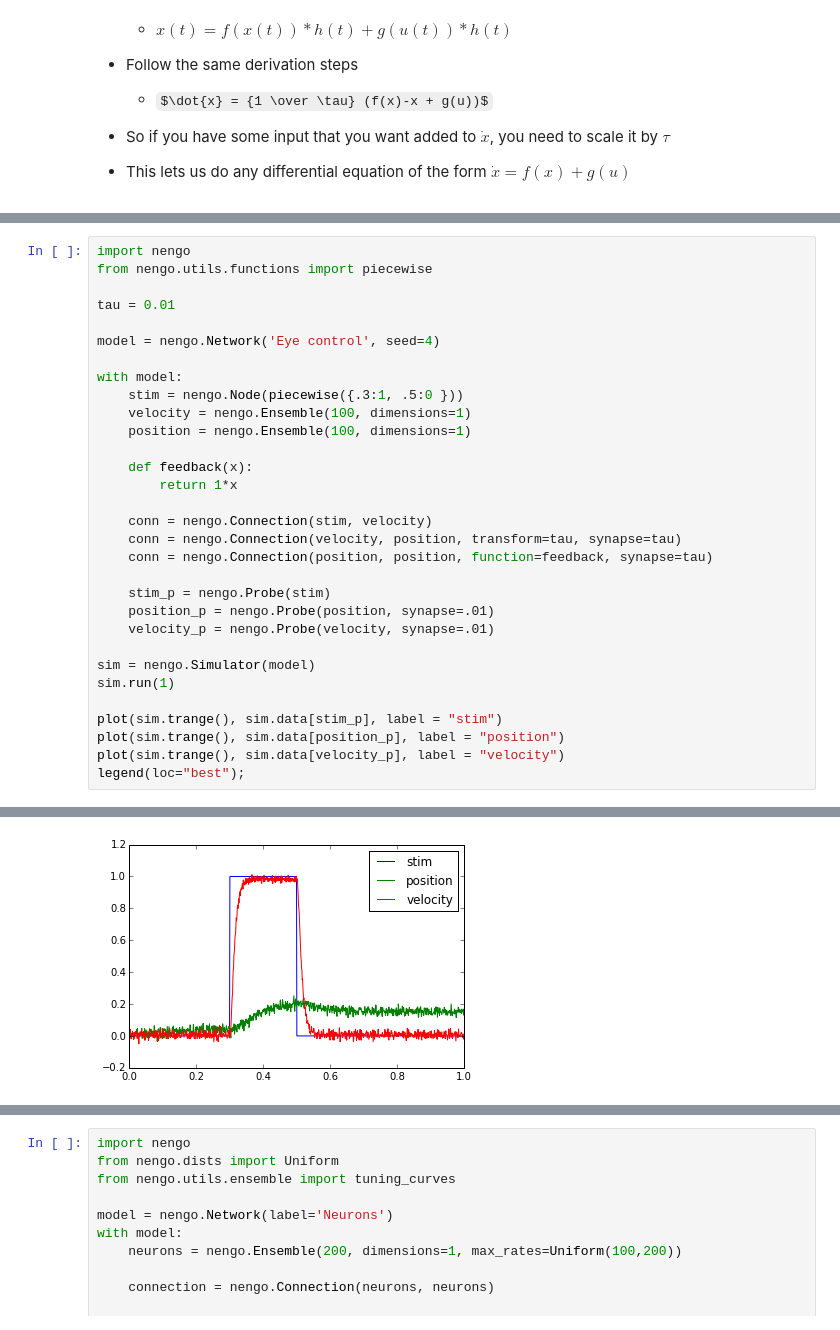
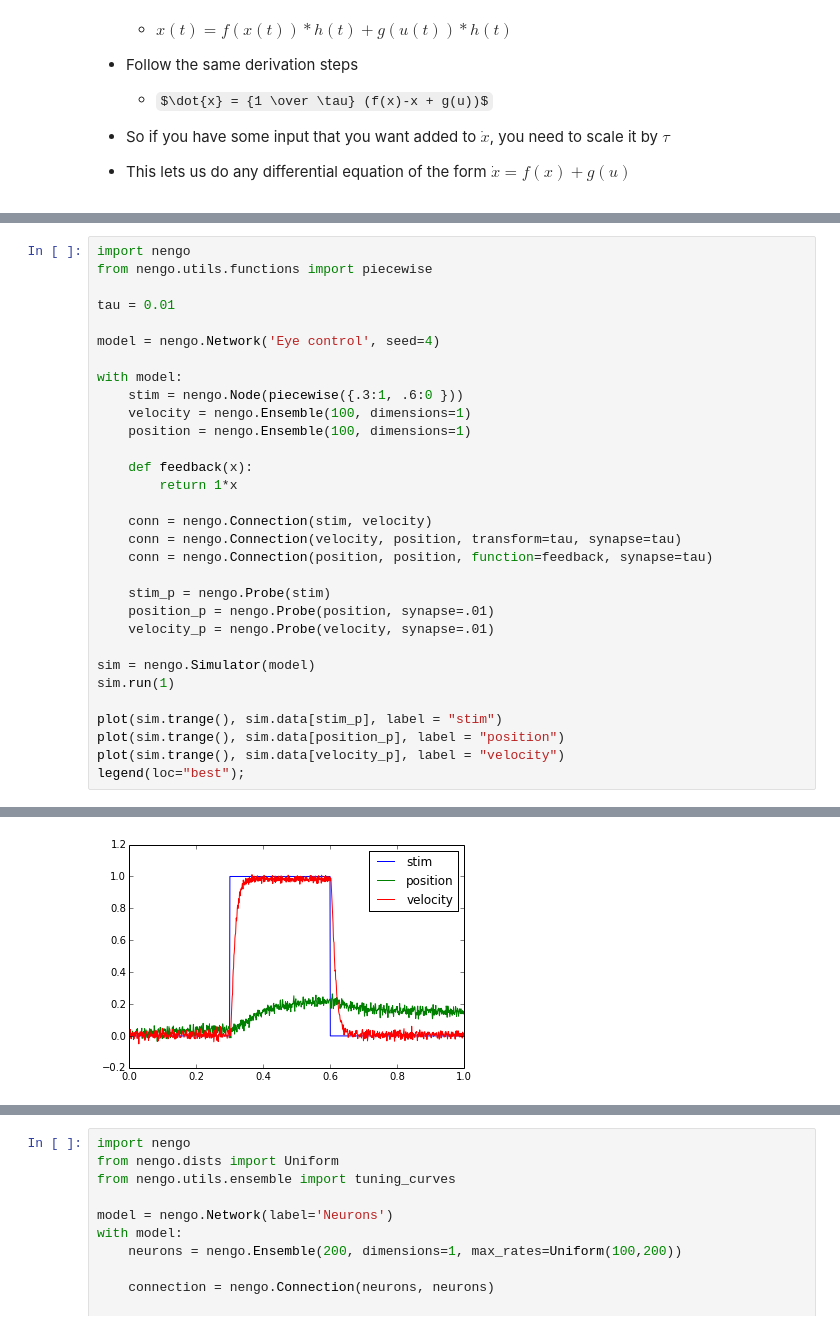
Before and after one commit to celiasmith/syde556, a Jupyter notebook: SYDE 556 Lecture 5 Dynamics.ipynb, the cells around one changed output, grey strips where cells are left out. Saved outputs shown, nothing was run; the diff lists cells and outputs as text; some formulas as TeX source.

```diff
--- a/SYDE 556 Lecture 5 Dynamics.ipynb
+++ b/SYDE 556 Lecture 5 Dynamics.ipynb
@@ -361,7 +355,7 @@ tau = 0.01
 model = nengo.Network('Eye control', seed=4)
 
 with model:
-    stim = nengo.Node(piecewise({.3:1, .5:0 }))
+    stim = nengo.Node(piecewise({.3:1, .6:0 }))
     velocity = nengo.Ensemble(100, dimensions=1)
     position = nengo.Ensemble(100, dimensions=1)
 
@@ -388,4 +381,4 @@ Simulation finished in 0:00:01.
-[figure, old version]
+[figure, new version]
 # %% [markdown]
 - That's pretty good... the area under the input is about equal to the magnitude of the output.
 - But, in order to be a perfect integrator, we'd need exactly $x=1\times x$
```
Also changed, not shown: parts of 13 cells of this notebook, 4 other files.
